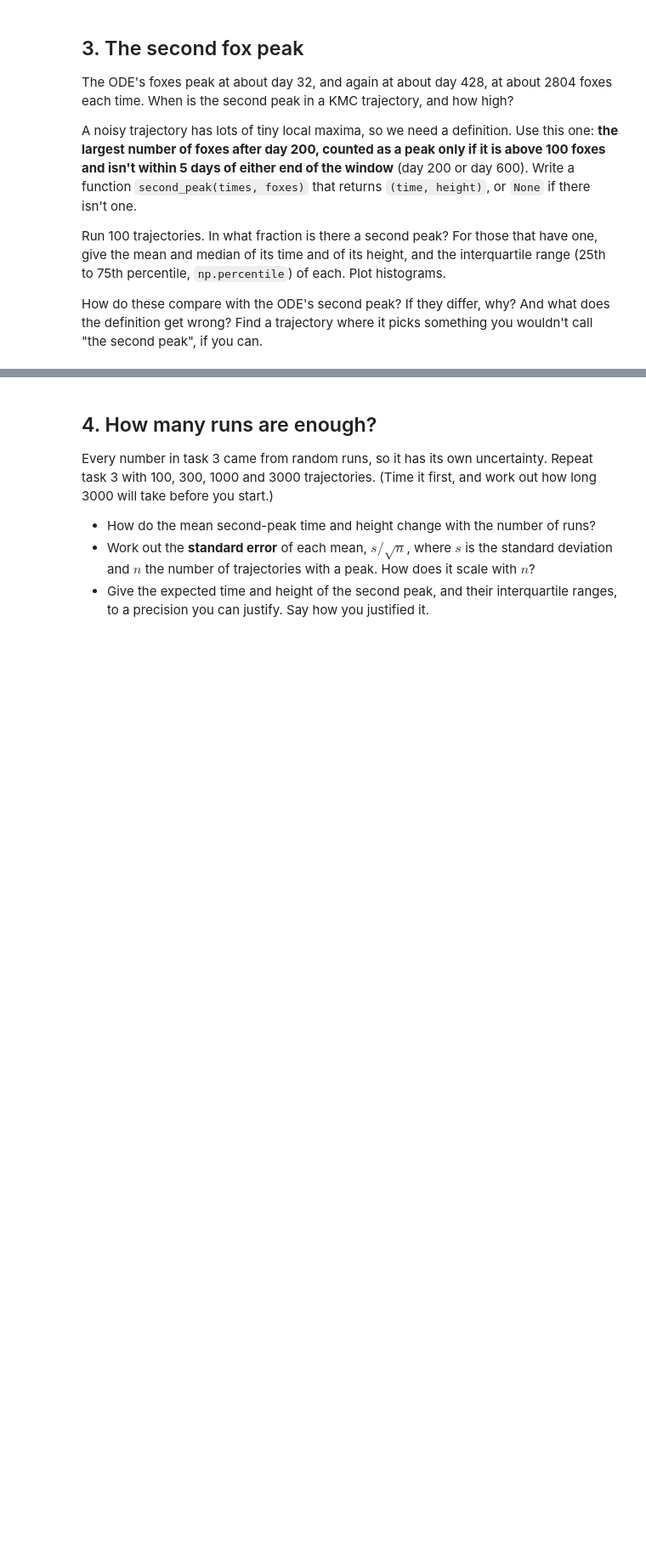
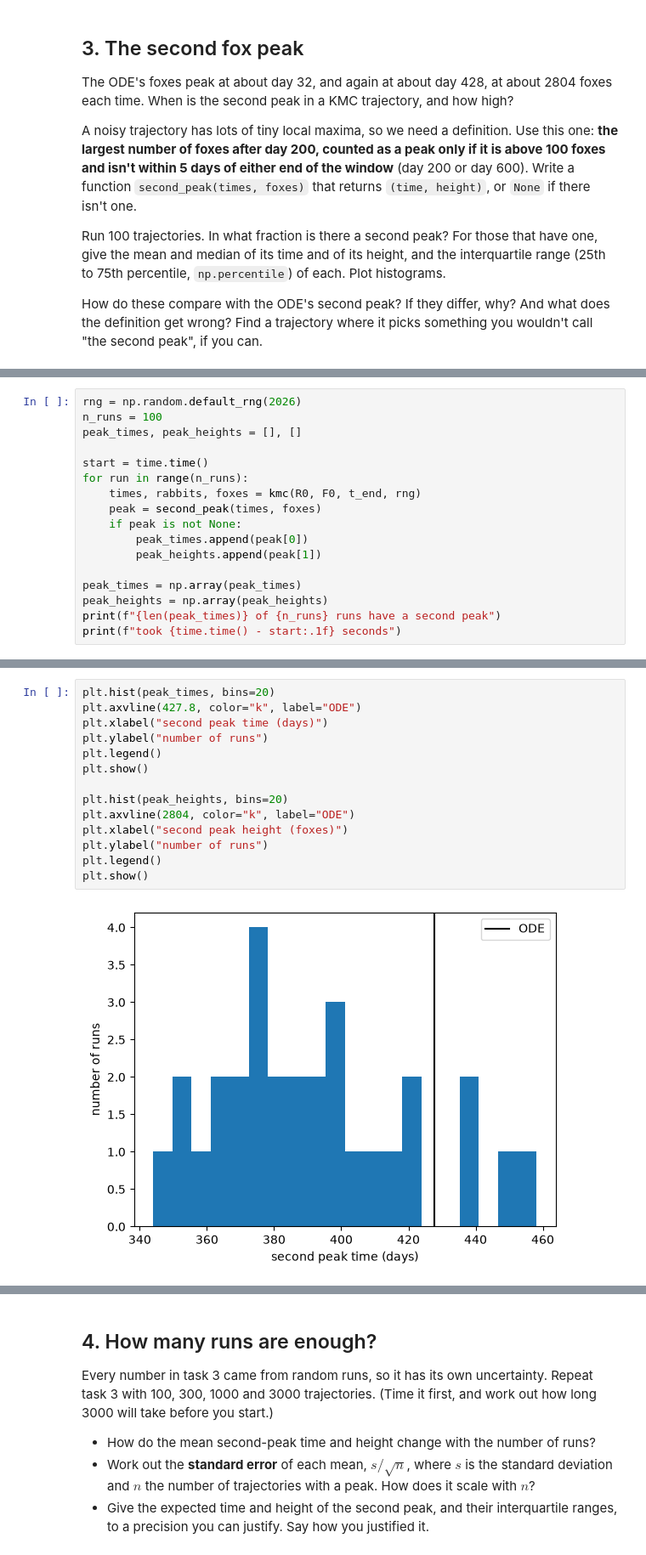
Before and after one commit to KamalKamal-code/kinetic-monte-carlo, a Jupyter notebook: rabbits-and-foxes-kmc.ipynb, the cells around one changed output, grey strips where cells are left out. Shown at 85% size. Cells and saved outputs as stored; diff of their text form; blank space fills up the shorter version.

Commit message:
Task 3: second peak statistics over 100 runs

```diff
--- a/rabbits-and-foxes-kmc.ipynb
+++ b/rabbits-and-foxes-kmc.ipynb
@@ -284,0 +311,17 @@ call "the second peak", if you can.
+# %%
+rng = np.random.default_rng(2026)
+n_runs = 100
+peak_times, peak_heights = [], []
+
+start = time.time()
+for run in range(n_runs):
+    times, rabbits, foxes = kmc(R0, F0, t_end, rng)
+    peak = second_peak(times, foxes)
+    if peak is not None:
+        peak_times.append(peak[0])
+        peak_heights.append(peak[1])
+
+peak_times = np.array(peak_times)
+peak_heights = np.array(peak_heights)
+print(f"{len(peak_times)} of {n_runs} runs have a second peak")
+print(f"took {time.time() - start:.1f} seconds")
@@ -284,0 +339,16 @@ call "the second peak", if you can.
+# %%
+plt.hist(peak_times, bins=20)
+plt.axvline(427.8, color="k", label="ODE")
+plt.xlabel("second peak time (days)")
+plt.ylabel("number of runs")
+plt.legend()
+plt.show()
+
+plt.hist(peak_heights, bins=20)
+plt.axvline(2804, color="k", label="ODE")
+plt.xlabel("second peak height (foxes)")
+plt.ylabel("number of runs")
+plt.legend()
+plt.show()
+# %% [output]
+[figure, added]
```
Also changed, not shown: parts of 7 cells of this notebook.
